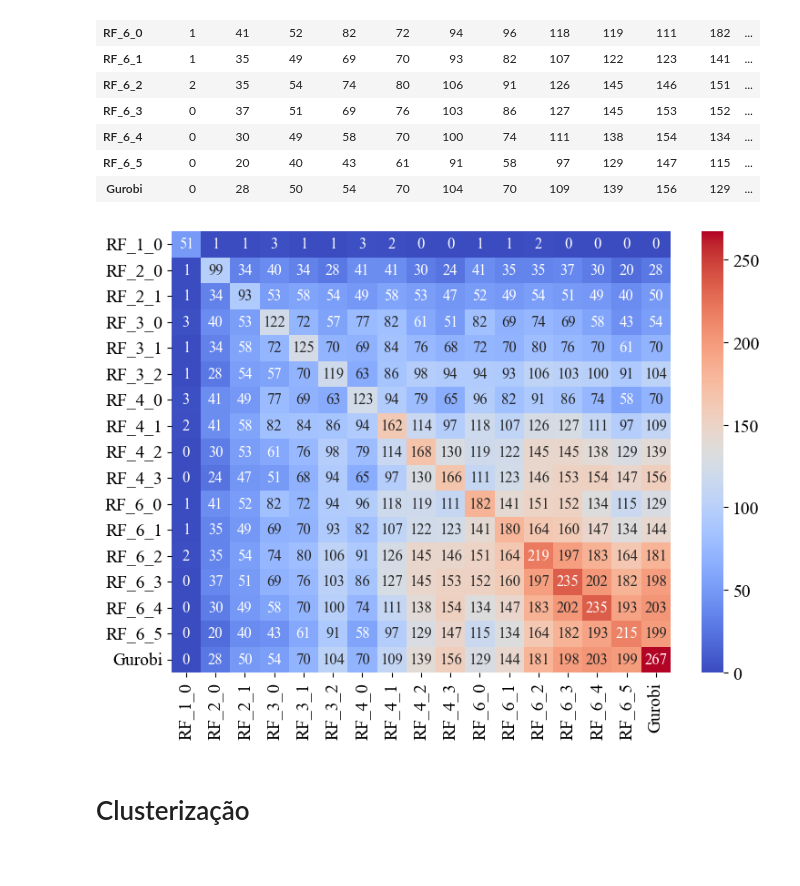
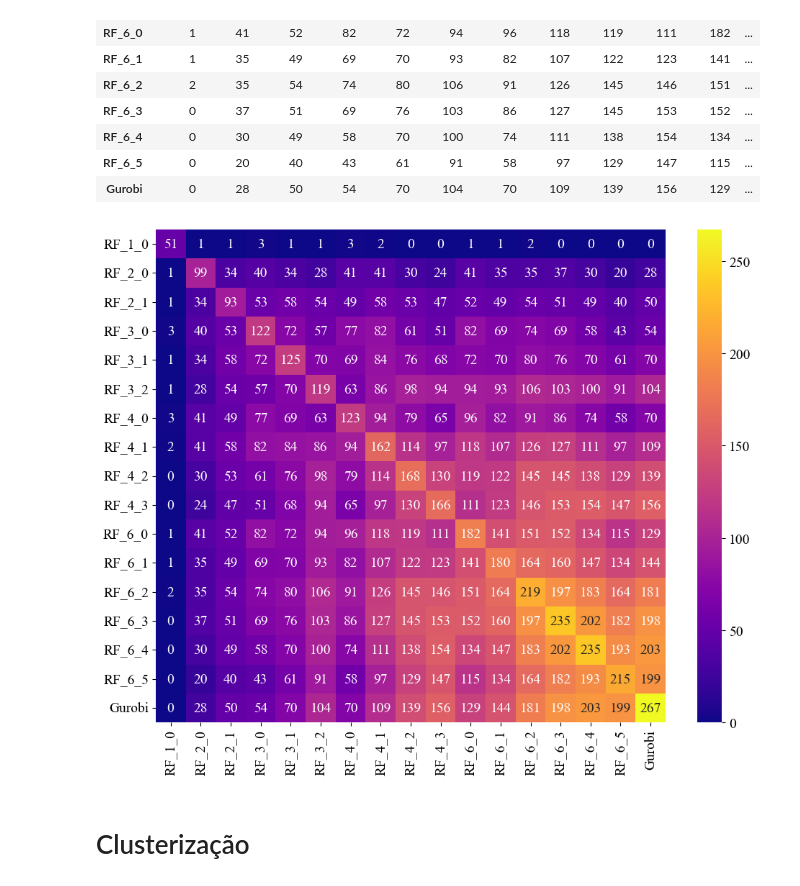
Before and after one commit to lucasgmalheiros/tcc-relax-and-fix, a Jupyter notebook: predict_heuristics/analises/3-relations_between_methods.ipynb, the cells around one changed output. Cells and saved outputs as stored; diff of their text form; code cells hidden in the pictures.

```diff
--- a/predict_heuristics/analises/3-relations_between_methods.ipynb
+++ b/predict_heuristics/analises/3-relations_between_methods.ipynb
@@ -25,7 +25,7 @@ features = pd.read_csv('../datasets/multi_plant_instance_features.csv')
 dataset = fml.create_dataset(features, results)
 
 # 2. Create target columns for multi label classification
-dataset = fml.create_multi_label_columns(dataset, TOLERANCE_LIMIT)
+dataset = fml.create_multi_label_target(dataset, TOLERANCE_LIMIT)
 # %%
 methods_df = dataset[['instance'] + [col for col in dataset if 'RF' in col]].rename(columns={'RF_T_0': 'Gurobi'})
 # %%
@@ -121,17 +121,17 @@ Co-Occurrence Matrix:
 # %%
 
 # Co-occurrence heatmap
-plt.figure(figsize=(8, 6))
-sns.heatmap(co_occurrence_df, annot=True, cmap='coolwarm', fmt='d', annot_kws={"size": 12})
+plt.figure(figsize=(10, 8))
+sns.heatmap(co_occurrence_df, annot=True, cmap='plasma', fmt='d', annot_kws={"size": 14})
 # plt.title("Co-Occurrence Heatmap")
 plt.tight_layout()
 if TOLERANCE_LIMIT == 0.01 / 100:
     plt.savefig('fig_heatmap_coocorrencia_0.01.png', dpi=300, bbox_inches='tight')
 elif TOLERANCE_LIMIT == 0:
     plt.savefig('fig_heatmap_coocorrencia_0.png', dpi=300, bbox_inches='tight')
 plt.show()
 # %% [output]
-[figure, old version]
+[figure, new version]
 # %% [markdown]
 # Clusterização
 # %% [markdown]
```
Also changed, not shown: parts of 2 cells of this notebook, 4 other files.
